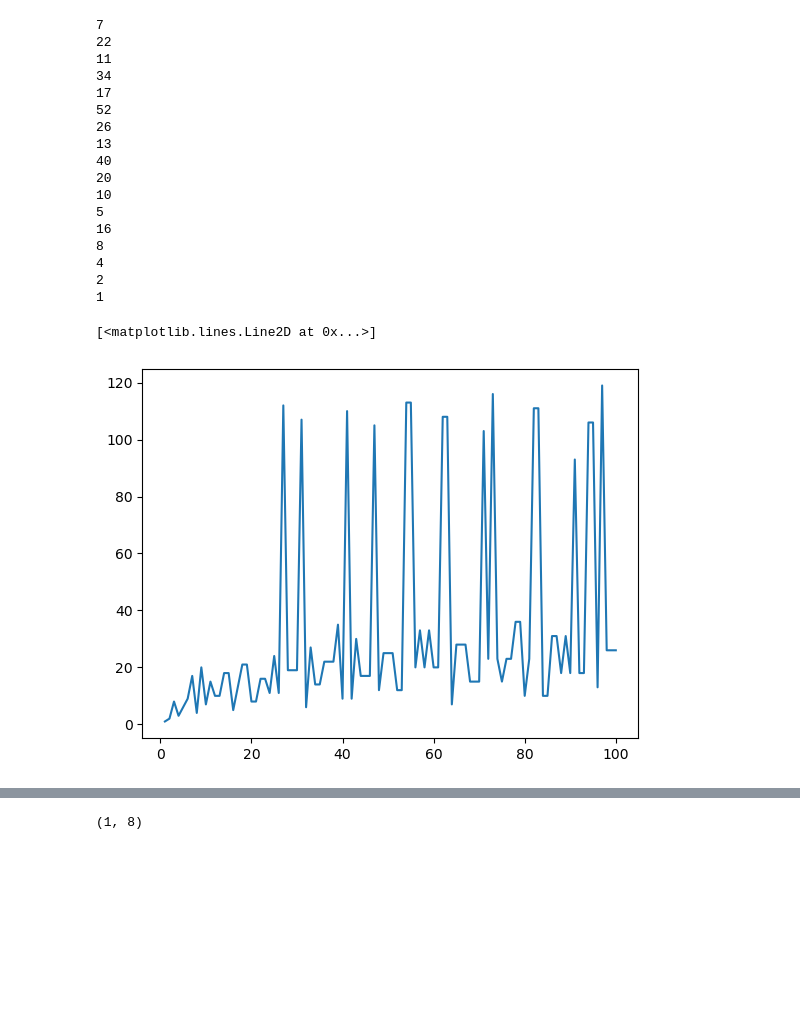
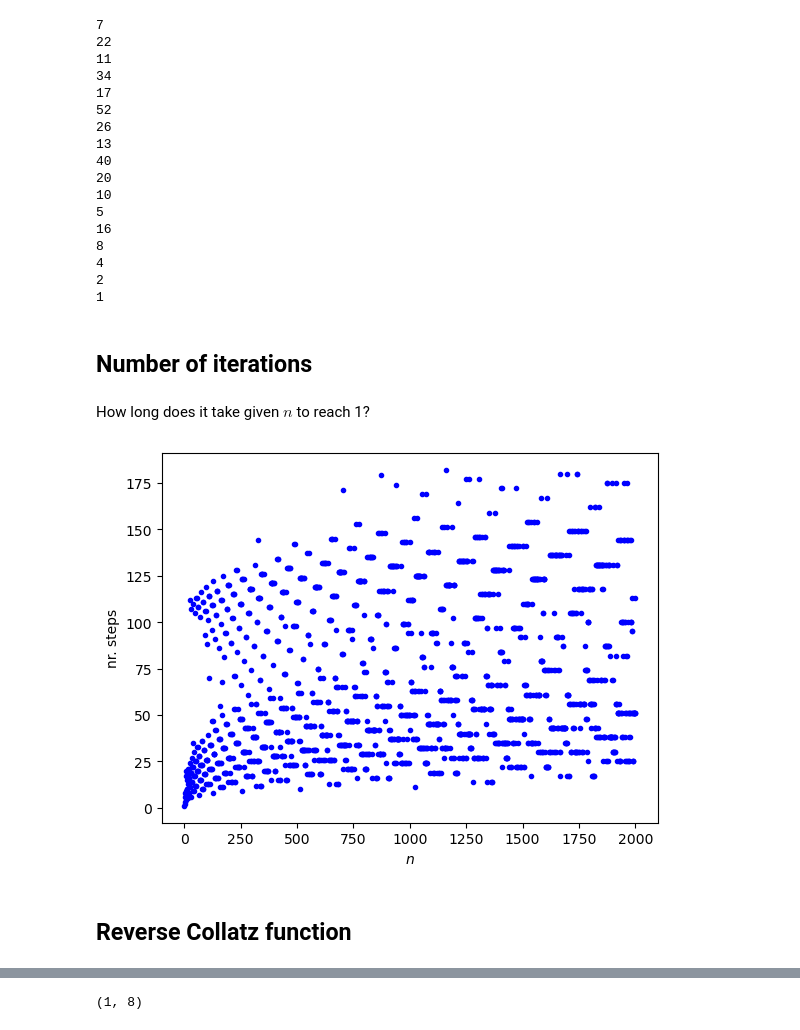
Before and after one commit to gjbex/Python-for-programmers, a Jupyter notebook: source_code/reverse_collatz.ipynb, the cells around one changed output, grey strips where cells are left out. Saved outputs shown, nothing was run; the diff lists cells and outputs as text; code cells hidden in the pictures; blank space fills up the shorter version.

```diff
--- a/source_code/reverse_collatz.ipynb
+++ b/source_code/reverse_collatz.ipynb
@@ -40,6 +49,10 @@ apply_collatz(7)
 4
 2
 1
+# %% [markdown]
+## Number of iterations
+# %% [markdown]
+How long does it take given $n$ to reach 1?
 # %%
 def collatz_numbers(n: int, max_iter: int = 1_000) -> list[int]:
     numbers = []
@@ -56,5 +65,13 @@ path_lengths = [
-# %%
-plt.plot(list(range(1, 101)), path_lengths)
-# %% [output]
-[<matplotlib.lines.Line2D at 0x...>]
-[figure, removed]
+# %%
+max_n = 2000
+path_lengths = [
+    len(collatz_numbers(n)) for n in range(1, max_n + 1)
+]
+
+plt.plot(list(range(1, max_n + 1)), path_lengths, 'b.')
+plt.xlabel(r'$n$')
+plt.ylabel('nr. steps');
+# %% [output]
+[figure, added]
+# %% [markdown]
+## Reverse Collatz function
```
Also changed, not shown: parts of 18 cells of this notebook.
